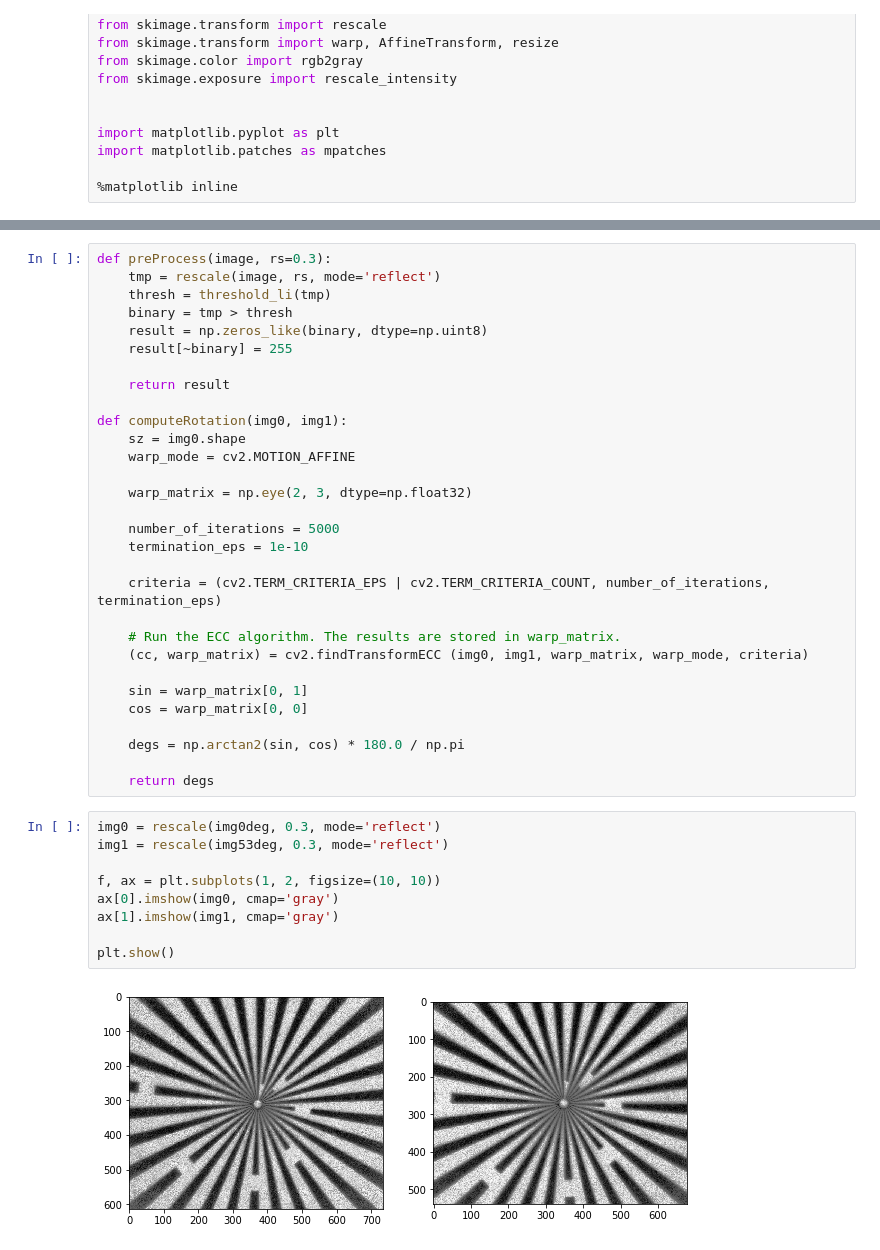
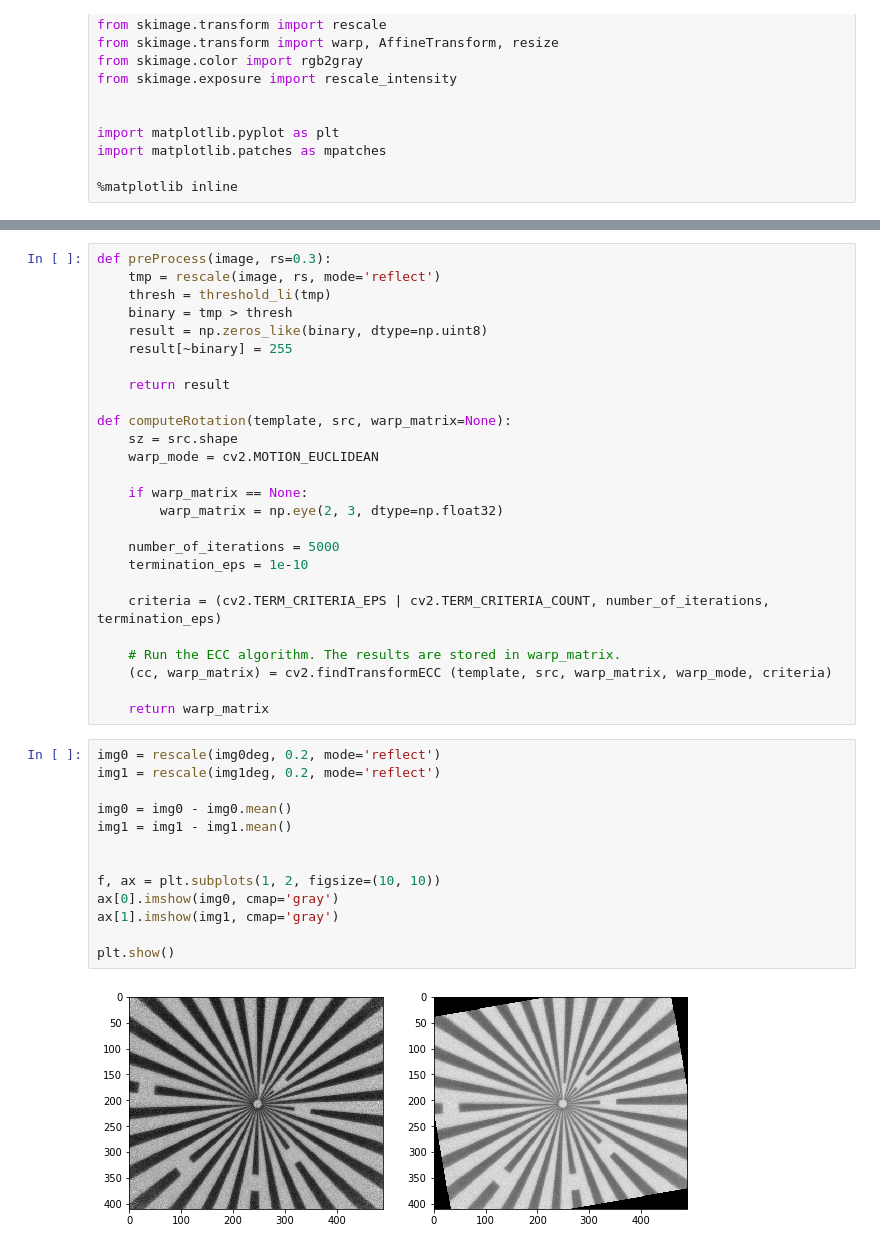
Before and after one commit to iamfaisalkhan/XImageRegistration, a Jupyter notebook: ECC Approach/Alignment-ECC-3.ipynb, the cells around one changed output, grey strips where cells are left out. Drawn from its saved outputs; the diff is of its cells as text.

```diff
--- a/ECC Approach/Alignment-ECC-3.ipynb
+++ b/ECC Approach/Alignment-ECC-3.ipynb
@@ -68,11 +91,12 @@ def preProcess(image, rs=0.3):
 
     return result
 
-def computeRotation(img0, img1):
-    sz = img0.shape
-    warp_mode = cv2.MOTION_AFFINE
+def computeRotation(template, src, warp_matrix=None):
+    sz = src.shape
+    warp_mode = cv2.MOTION_EUCLIDEAN
 
-    warp_matrix = np.eye(2, 3, dtype=np.float32)
+    if warp_matrix == None:
+        warp_matrix = np.eye(2, 3, dtype=np.float32)
 
     number_of_iterations = 5000
     termination_eps = 1e-10
@@ -80,22 +104,21 @@ def computeRotation(img0, img1):
     criteria = (cv2.TERM_CRITERIA_EPS | cv2.TERM_CRITERIA_COUNT, number_of_iterations,  termination_eps)
 
     # Run the ECC algorithm. The results are stored in warp_matrix.
-    (cc, warp_matrix) = cv2.findTransformECC (img0, img1, warp_matrix, warp_mode, criteria)
+    (cc, warp_matrix) = cv2.findTransformECC (template, src, warp_matrix, warp_mode, criteria)
 
-    sin = warp_matrix[0, 1]
-    cos = warp_matrix[0, 0]
-
-    degs = np.arctan2(sin, cos) * 180.0 / np.pi
-
-    return degs
+    return warp_matrix
 # %%
-img0 = rescale(img0deg, 0.3, mode='reflect')
-img1 = rescale(img53deg, 0.3, mode='reflect')
+img0 = rescale(img0deg, 0.2, mode='reflect')
+img1 = rescale(img1deg, 0.2, mode='reflect')
+
+img0 = img0 - img0.mean()
+img1 = img1 - img1.mean()
+
 
 f, ax = plt.subplots(1, 2, figsize=(10, 10))
 ax[0].imshow(img0, cmap='gray')
 ax[1].imshow(img1, cmap='gray')
 
 plt.show()
 # %% [output]
-[figure, old version]
+[figure, new version]
```
Also changed, not shown: parts of 4 cells of this notebook, 6 other files.
